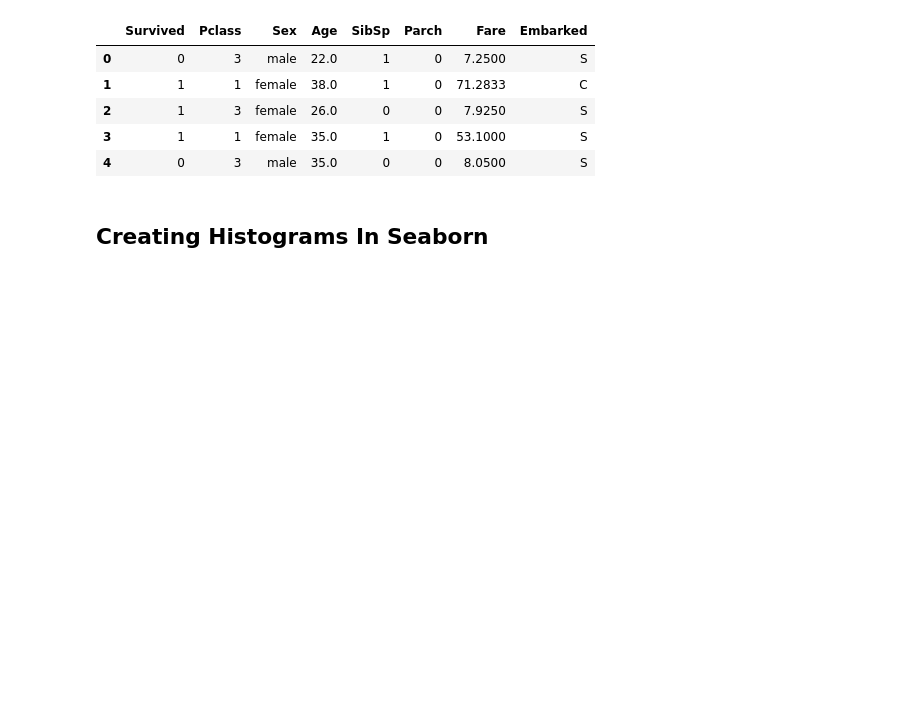
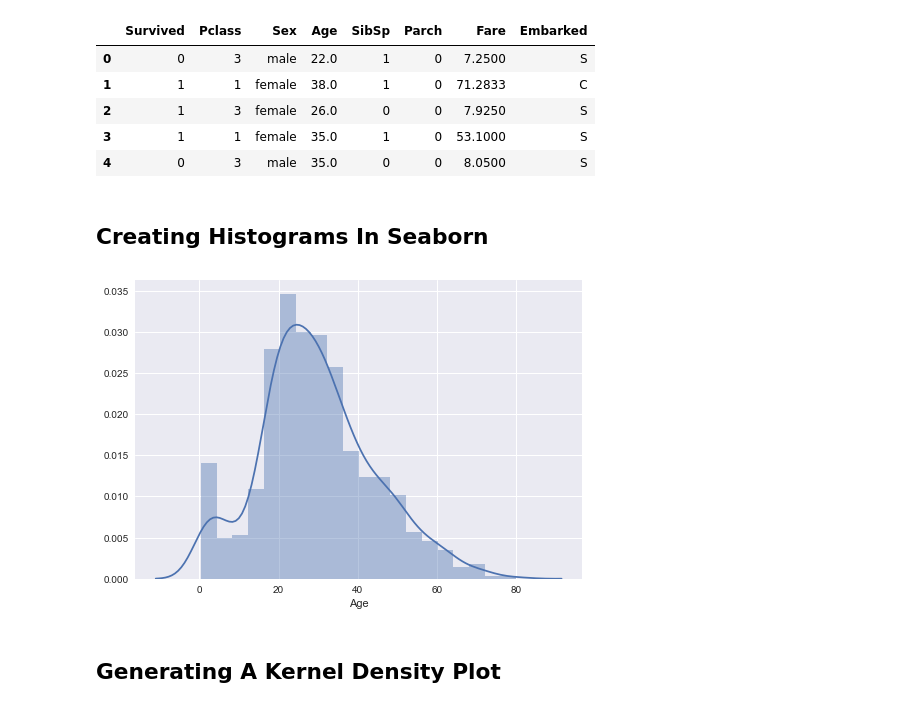
Before and after one commit to KiemNguyen/data-science, a Jupyter notebook: data-analysis-and-visualization /storytelling-through-data-visualization/Storytelling Through Data Visualization.ipynb, the cells around one changed output. Cells and saved outputs as stored; diff of their text form; code cells hidden in the pictures; blank space fills up the shorter version.

```diff
--- a/data-analysis-and-visualization /storytelling-through-data-visualization/Storytelling Through Data Visualization.ipynb
+++ b/data-analysis-and-visualization /storytelling-through-data-visualization/Storytelling Through Data Visualization.ipynb
@@ -90,3 +90,13 @@ titanic.head()
 | 4 | 0 | 3 | male | 35.0 | 0 | 0 | 8.0500 | S |
 # %% [markdown]
 ## Creating Histograms In Seaborn
+# %%
+import seaborn as sns
+import matplotlib.pyplot as plt
+
+sns.distplot(titanic['Age'])
+plt.show()
+# %% [output]
+[figure, added]
+# %% [markdown]
+## Generating A Kernel Density Plot
```
